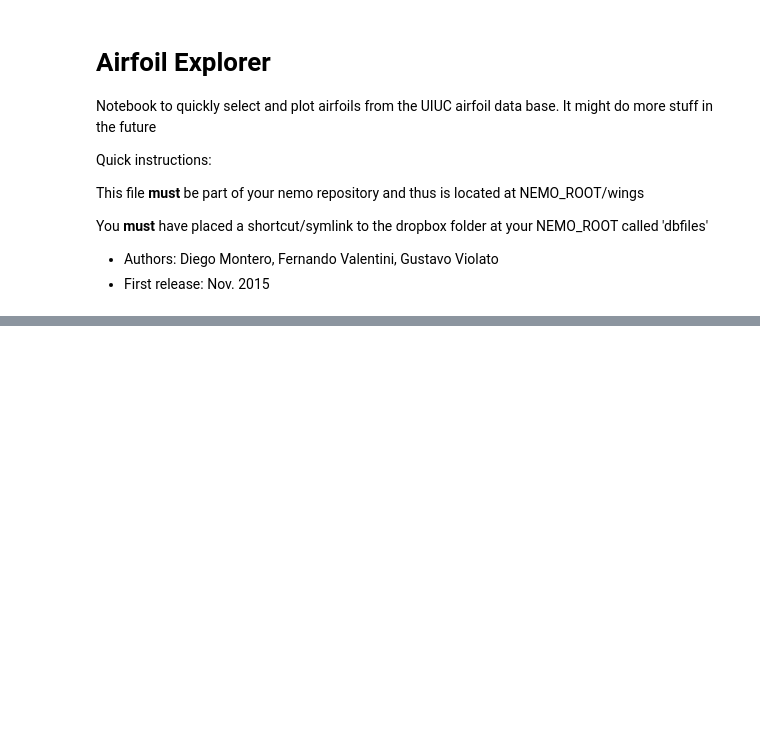
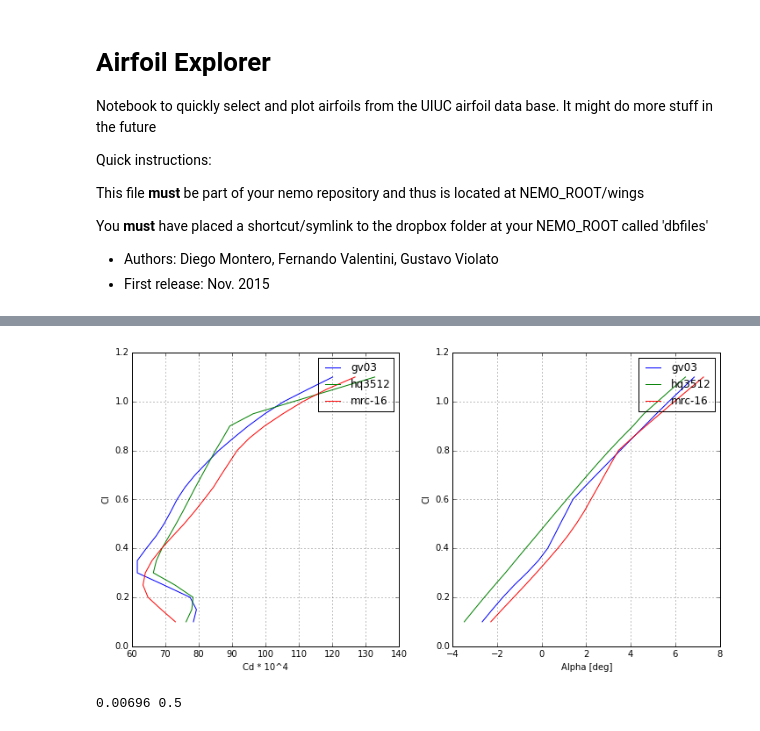
Before and after one commit to gviolato/nemo, a Jupyter notebook: wings/Airfoil_Explorer.ipynb, the cells around one changed output, grey strips where cells are left out. Saved outputs shown, nothing was run; the diff lists cells and outputs as text; code cells hidden in the pictures; blank space fills up the shorter version.

```diff
--- a/wings/Airfoil_Explorer.ipynb
+++ b/wings/Airfoil_Explorer.ipynb
@@ -28,6 +34,7 @@ from glob import glob
 
 root = os.environ['NEMO_ROOT']
 airfoil_db_path = root+'/dbfiles/airfoils/uiuc/coordinates'
+polar_db_path = root+'/dbfiles/airfoils/uiuc/results'
 # %%
 foilfiles = glob(airfoil_db_path+'/*.dat')
 foilnames = [pth.basename(foil)[:-4] for foil in foilfiles]
@@ -56,0 +91,38 @@ h/c: 0.019
+# %%
+polarfiles = glob(polar_db_path+'/*.pol')
+pol_foilnames = [pth.basename(foil)[:-4] for foil in polarfiles]
+pol_foilnames.sort()
+# %%
+def plotpolar(foilname):
+    fig = plt.figure(figsize=(12,6))
+    plt.subplot(1,2,1)
+    plt.xlabel('Cd * 10^4')
+    plt.ylabel('Cl')
+    plt.grid(True)
+    plt.subplot(1,2,2)
+    plt.xlabel('Alpha [deg]')
+    plt.ylabel('Cl')
+    plt.grid(True)
+    for foil in foilname:
+        match = [fpth for fpth in polarfiles if foil in fpth]
+        polar = np.loadtxt(match[0],skiprows=12)
+        ax1 = plt.subplot(1,2,1)
+        plt.plot(polar[:,2]*1e4,polar[:,1],label=foil)
+        ax2 = plt.subplot(1,2,2)
+        plt.plot(polar[:,0],polar[:,1],label=foil)
+    ax1.legend()
+    ax2.legend()
+
+widgets.interact(plotpolar,
+                 foilname=widgets.SelectMultiple(
+        description="airfoils",
+        options=pol_foilnames))
+# %% [output]
+[figure, added]
+# %%
+foil='gv03'
+match = [fpth for fpth in polarfiles if foil in fpth]
+polar = np.loadtxt(match[0],skiprows=12)
+print polar[8,2], polar[8,1]
+# %% [output]
+0.00696 0.5
```
Also changed, not shown: parts of 5 cells of this notebook, 14 other files.
